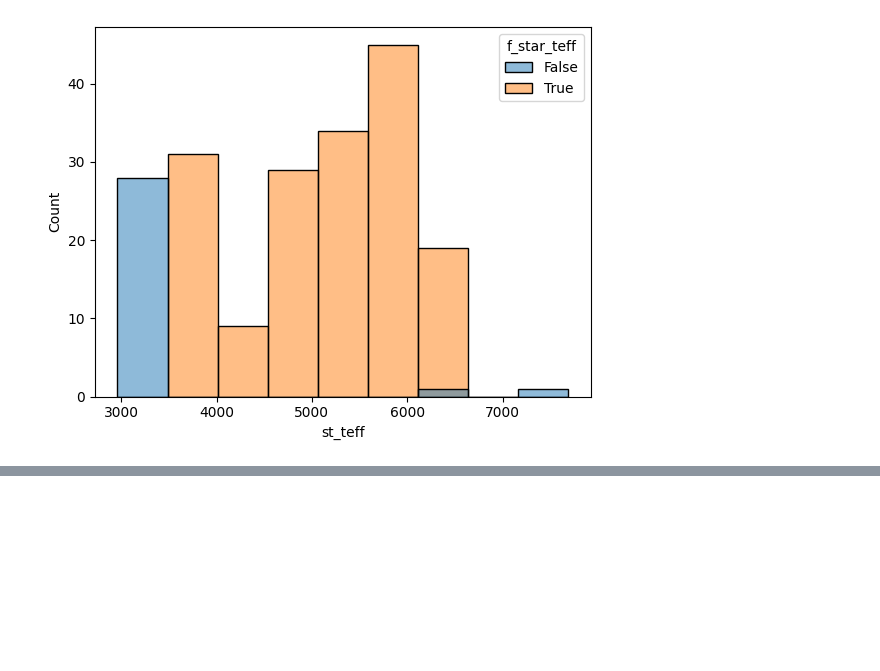
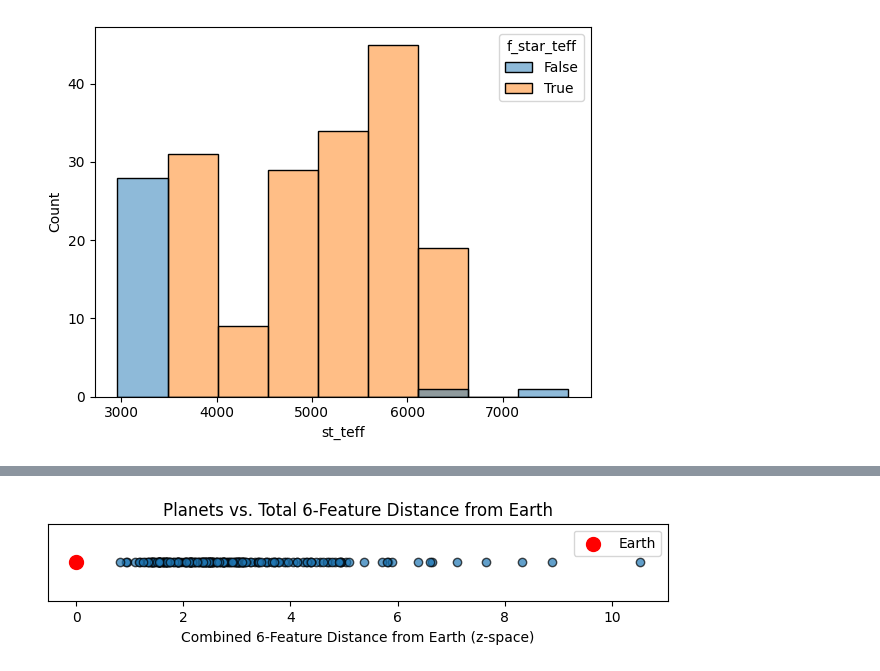
Before and after one commit to Thespaceblade/The-Search-for-a-Second-Earth, a Jupyter notebook: Visualcode.ipynb, the cells around one changed output, grey strips where cells are left out. Cells and saved outputs as stored; diff of their text form; code cells hidden in the pictures; blank space fills up the shorter version.

```diff
--- a/Visualcode.ipynb
+++ b/Visualcode.ipynb
@@ -171,0 +281,17 @@ sns.histplot(data=df_cleaned,x="st_teff",hue="f_star_teff")
+# %%
+import matplotlib.pyplot as plt
+
+plt.figure(figsize=(8,1))
+plt.scatter(df_cleaned["dist_earth_z"], [0]*len(df_cleaned),
+            alpha=0.7, edgecolor="k")
+
+plt.xlabel("Combined 6-Feature Distance from Earth (z-space)")
+plt.yticks([])               # hide y-axis for a 1-D look
+plt.title("Planets vs. Total 6-Feature Distance from Earth")
+
+# highlight Earth
+plt.scatter([0], [0], color="red", s=100, label="Earth")
+plt.legend()
+plt.show()
+# %% [output]
+[figure, added]
```
Also changed, not shown: parts of 9 cells of this notebook, 1 other file.
